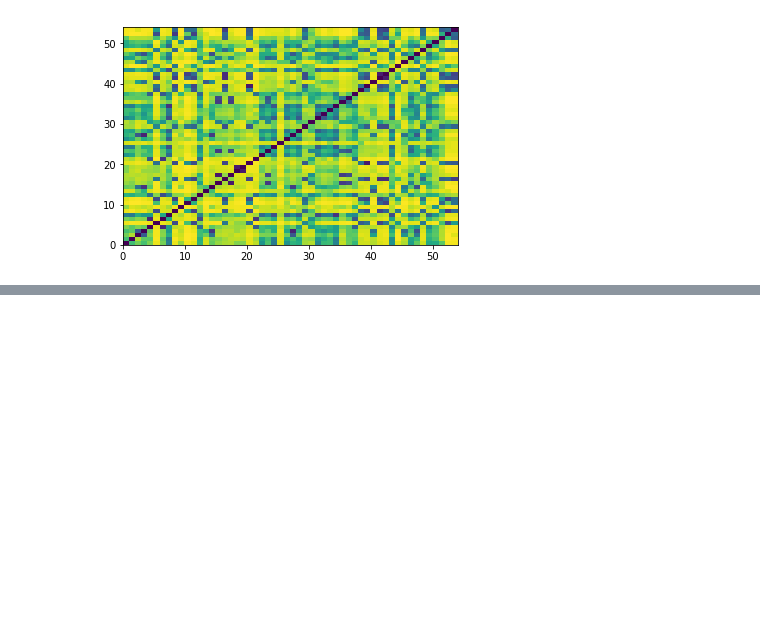
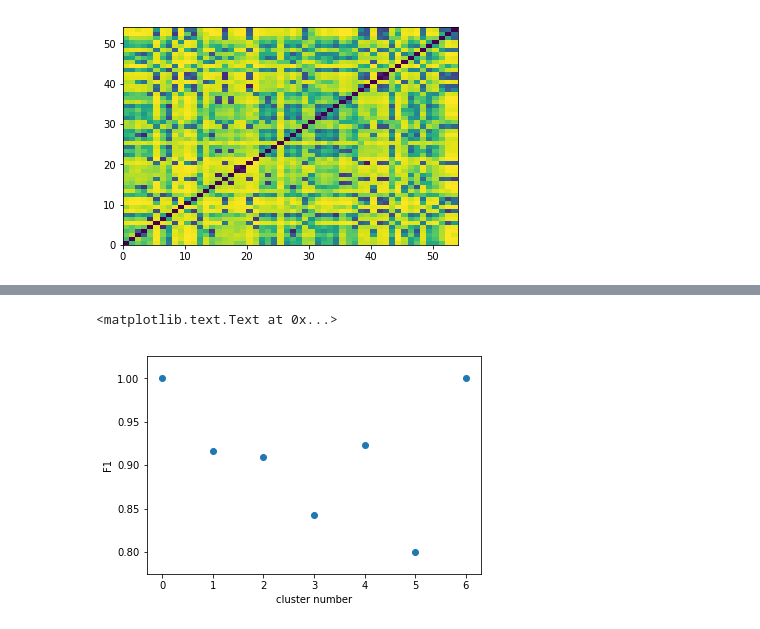
Before and after one commit to mfrate28/Insight, a Jupyter notebook: InsightProject.ipynb, the cells around one changed output, grey strips where cells are left out. Cells and saved outputs as stored; diff of their text form; code cells hidden in the pictures; blank space fills up the shorter version.

```diff
--- a/InsightProject.ipynb
+++ b/InsightProject.ipynb
@@ -399,3 +322,12 @@ Cluster 6 group: Barre, Barre, Barre, Barre, Pilates,
+# %%
+P=np.array([1.,1.,1.,8./10., 1., 2./3., 1.])
+R = np.array([1., 11./13., 5./6., 8./9., 6./7., 1., 1.])
+plt.scatter(np.arange(0,7), 2.*(P*R)/(P+R) )
+plt.xlabel("cluster number")
+plt.ylabel("F1")
+# %% [output]
+<matplotlib.text.Text at 0x...>
+[figure, added]
 # %%
 #set up colors per clusters using a dict
 cluster_colors = {0: '#1b9e77', 1: '#d95f02', 2: '#7570b3', 3: '#e7298a', 4: '#66a61e', 5:'blue', 6:'cyan'}
```
Also changed, not shown: parts of 35 cells of this notebook.
